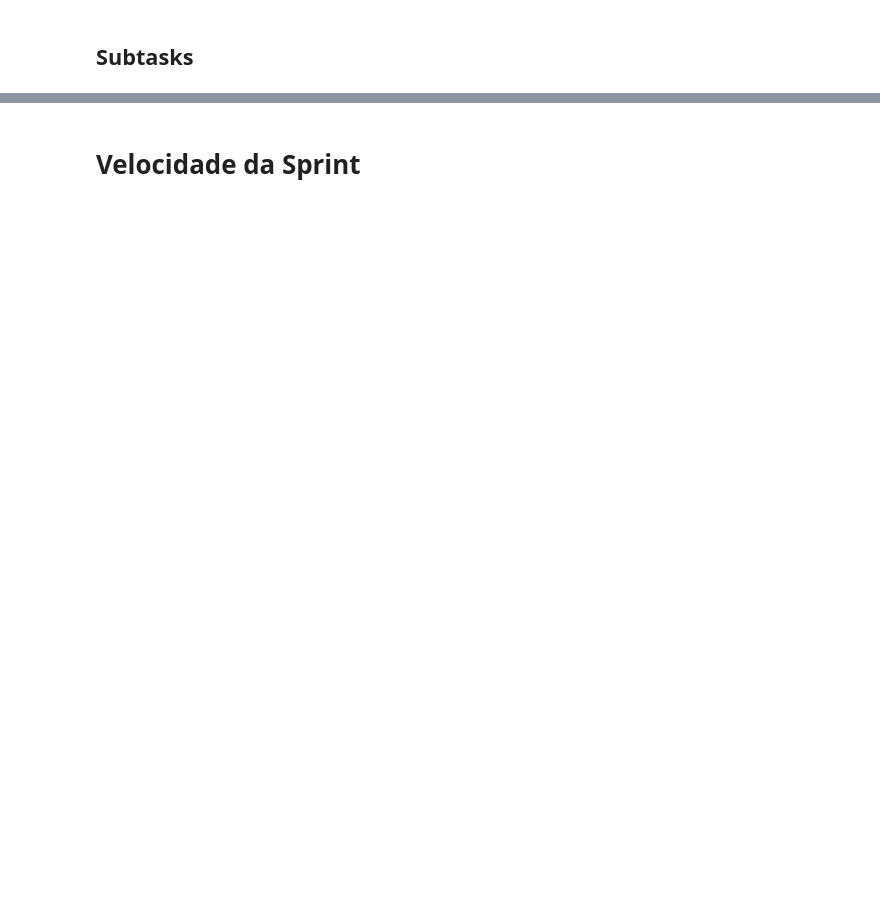
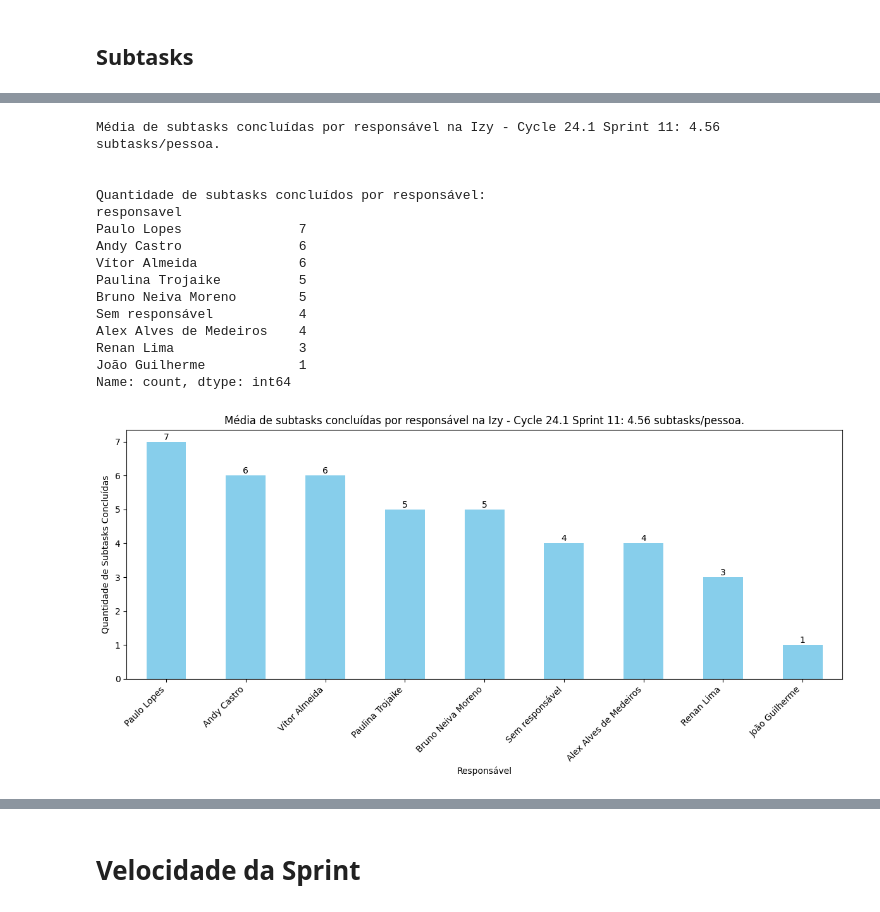
Before and after one commit to elieziossn/JiraSprintAnalysis, a Jupyter notebook: sprintreview.ipynb, the cells around one changed output, grey strips where cells are left out. Saved outputs shown, nothing was run; the diff lists cells and outputs as text; code cells hidden in the pictures; blank space fills up the shorter version.

```diff
--- a/sprintreview.ipynb
+++ b/sprintreview.ipynb
@@ -153,3 +158,47 @@ Sub-tasks finalizadas na Izy - Cycle 24.1 Sprint 10: 37
+# %%
+# Contar a quantidade de itens concluídos por responsável
+completed_by_assignee = subtasks_completed['responsavel'].value_counts()
+# Calcular a média de subtasks concluídas por responsável
+average_completed_per_assignee = completed_by_assignee.mean()
+print(f"Média de subtasks concluídas por responsável na {sprint_ativa}: {average_completed_per_assignee:.2f} subtasks/pessoa. \n\n")
+
+
+# Imprimir os resultados
+print("Quantidade de subtasks concluídos por responsável:")
+print(completed_by_assignee)
+# Plotar o gráfico de média de subtasks concluídas por responsável
+plt.figure(figsize=(12, 6))
+ax = completed_by_assignee.plot(kind='bar', color='skyblue')
+
+# Personalizar o gráfico
+plt.title(f"Média de subtasks concluídas por responsável na {sprint_ativa}: {average_completed_per_assignee:.2f} subtasks/pessoa.")
+plt.xlabel('Responsável')
+plt.ylabel('Quantidade de Subtasks Concluídas')
+plt.xticks(rotation=45, ha='right')
+
+# Adicionar rótulos de valor nas barras
+for container in ax.containers:
+    ax.bar_label(container)
+
+plt.tight_layout()
+plt.show()
+# %% [output]
+Média de subtasks concluídas por responsável na Izy - Cycle 24.1 Sprint 11: 4.56 subtasks/pessoa.
+
+
+Quantidade de subtasks concluídos por responsável:
+responsavel
+Paulo Lopes               7
+Andy Castro               6
+Vítor Almeida             6
+Paulina Trojaike          5
+Bruno Neiva Moreno        5
+Sem responsável           4
+Alex Alves de Medeiros    4
+Renan Lima                3
+João Guilherme            1
+Name: count, dtype: int64
+[figure, added]
 # %%
 # Create a date range for working days (Monday to Friday)
 date_range = pd.date_range(start=sprint_start, end=sprint_end, freq='B').strftime('%Y-%m-%d')
```
Also changed, not shown: parts of 9 cells of this notebook, 1 other file.
